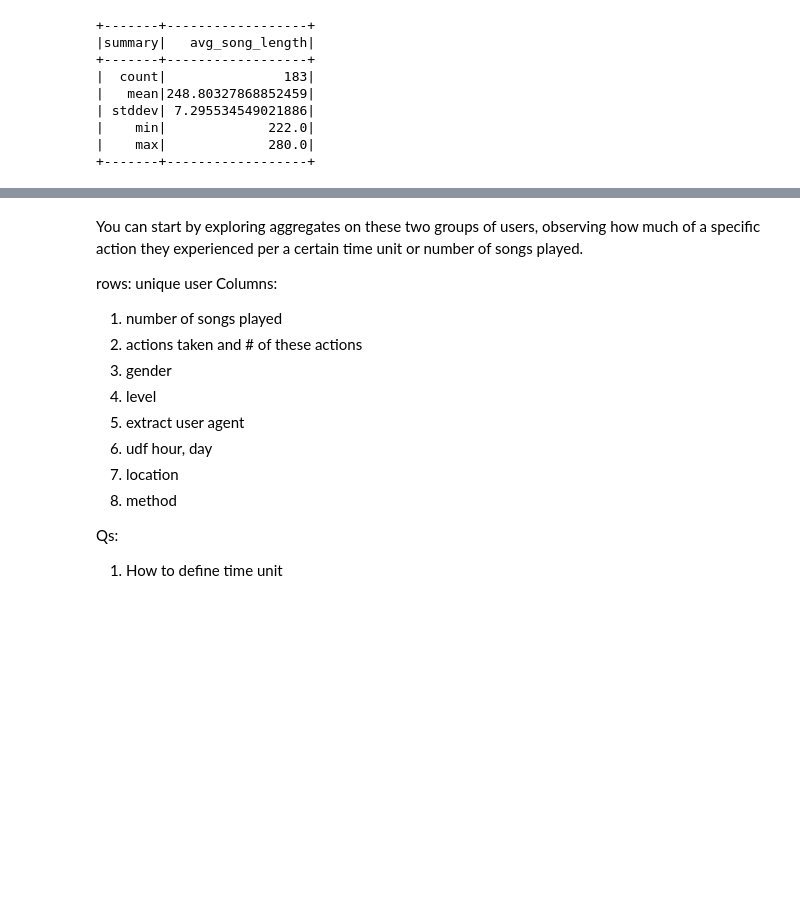
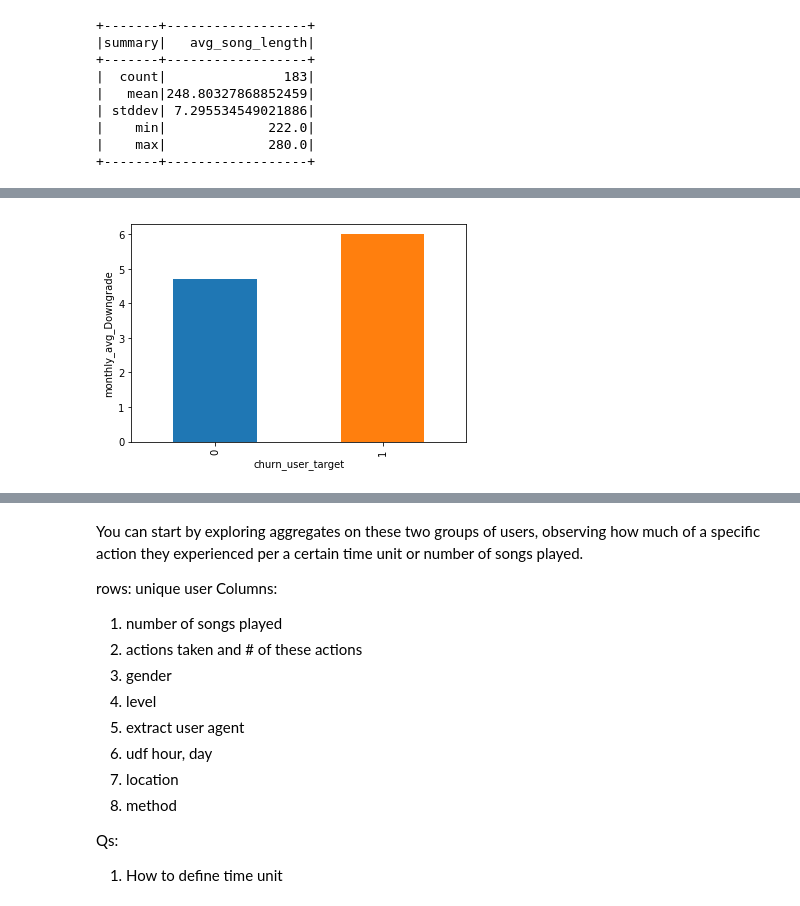
Before and after one commit to luguodata/User-Churn-Prediction-with-Spark, a Jupyter notebook: Sparkify.ipynb, the cells around one changed output, grey strips where cells are left out. Cells and saved outputs as stored; diff of their text form; code cells hidden in the pictures; blank space fills up the shorter version.

```diff
--- a/Sparkify.ipynb
+++ b/Sparkify.ipynb
@@ -649,0 +744,4 @@ spark.sql("select distinct status from df_mini_non0_obv").show()
+# %%
+plot_churn_vara('Downgrade')
+# %% [output]
+[figure, added]
```
Also changed, not shown: parts of 89 cells of this notebook.
